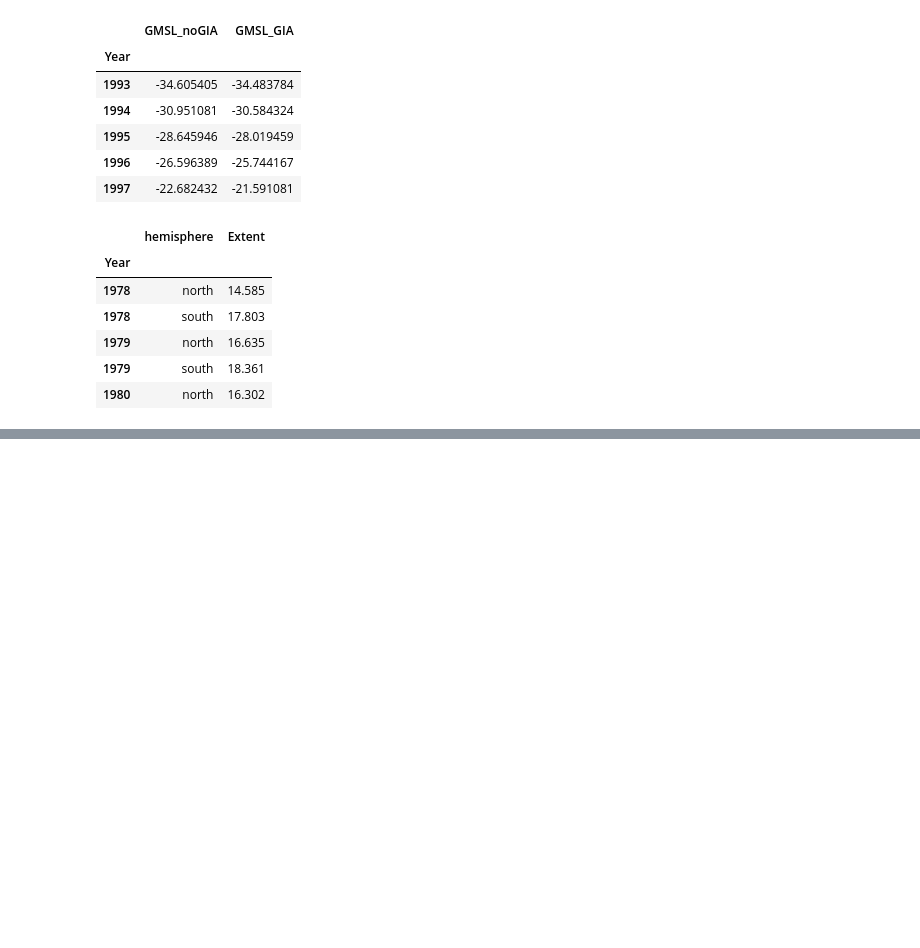
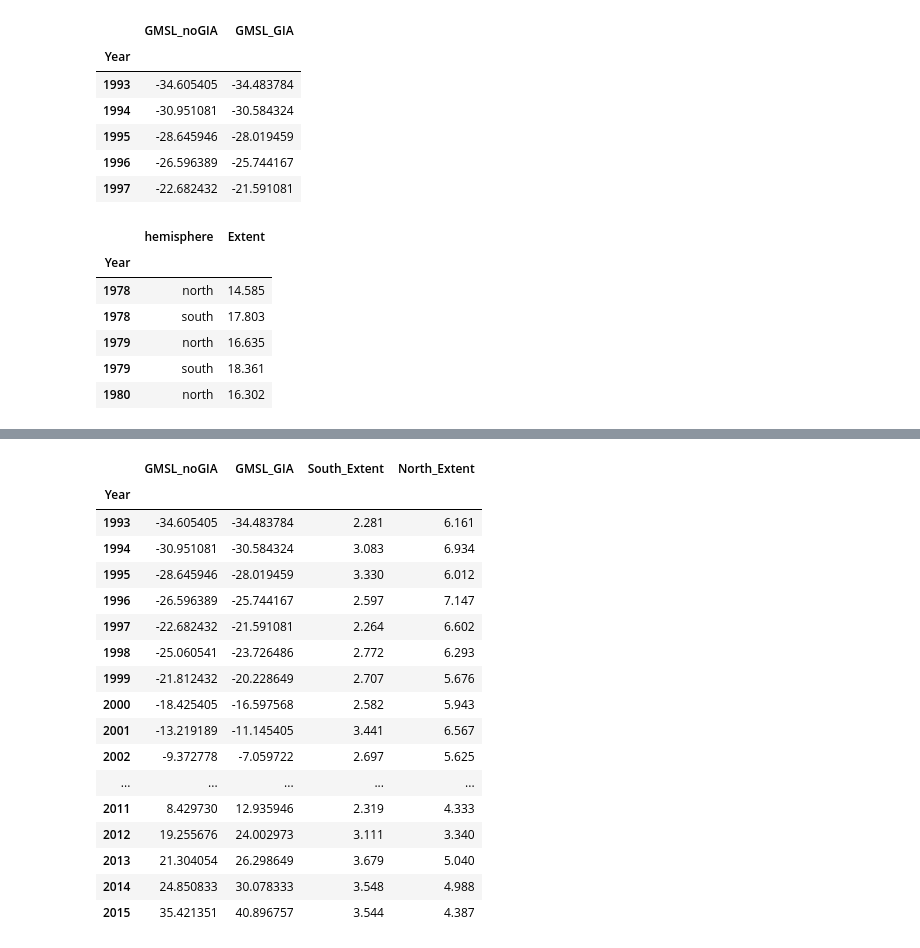
Before and after one commit to Dmccullor/climate_change_gp, a Jupyter notebook: sea_ice_sea_levels.ipynb, the cells around one changed output, grey strips where cells are left out. Cells and saved outputs as stored; diff of their text form; code cells hidden in the pictures; blank space fills up the shorter version.

```diff
--- a/sea_ice_sea_levels.ipynb
+++ b/sea_ice_sea_levels.ipynb
@@ -206,0 +121,6 @@ KeyError: 'date'
+# %%
+df_i2 = seaice_df.groupby(["Year", "hemisphere"])["Extent"].min()
+df_i2 = df_i2.to_frame()
+df_i2.reset_index(inplace=True)
+df_i2 = df_i2.set_index("Year")
+df_i2.head()
@@ -206,0 +135,6 @@ KeyError: 'date'
+# %%
+df_s1 = df_i2[df_i2["hemisphere"]=="north"]["Extent"].to_frame()
+df_s1.columns = ["North_Extent"]
+df_s2 = df_i2[df_i2["hemisphere"]=="south"]["Extent"].to_frame()
+df_s2.columns = ["South_Extent"]
+df_i2 = pd.concat([df_s2, df_s1], axis=1)
@@ -206,0 +143,27 @@ KeyError: 'date'
+# %%
+##Concatinate the two dataframes
+df_all_rows = pd.concat([df_l,df_i2], axis=1)
+# merged_df = df_all_rows.dropna()
+merged_min_df = df_all_rows
+# %%
+merged_min_df= merged_min_df.dropna()
+merged_min_df
+# %% [output]
+|  | GMSL_noGIA | GMSL_GIA | South_Extent | North_Extent |
+| Year |  |  |  |  |
+| 1993 | -34.605405 | -34.483784 | 2.281 | 6.161 |
+| 1994 | -30.951081 | -30.584324 | 3.083 | 6.934 |
+| 1995 | -28.645946 | -28.019459 | 3.330 | 6.012 |
+| 1996 | -26.596389 | -25.744167 | 2.597 | 7.147 |
+| 1997 | -22.682432 | -21.591081 | 2.264 | 6.602 |
+| 1998 | -25.060541 | -23.726486 | 2.772 | 6.293 |
+| 1999 | -21.812432 | -20.228649 | 2.707 | 5.676 |
+| 2000 | -18.425405 | -16.597568 | 2.582 | 5.943 |
+| 2001 | -13.219189 | -11.145405 | 3.441 | 6.567 |
+| 2002 | -9.372778 | -7.059722 | 2.697 | 5.625 |
+| ... | ... | ... | ... | ... |
+| 2011 | 8.429730 | 12.935946 | 2.319 | 4.333 |
+| 2012 | 19.255676 | 24.002973 | 3.111 | 3.340 |
+| 2013 | 21.304054 | 26.298649 | 3.679 | 5.040 |
+| 2014 | 24.850833 | 30.078333 | 3.548 | 4.988 |
+| 2015 | 35.421351 | 40.896757 | 3.544 | 4.387 |
```
Also changed, not shown: parts of 25 cells of this notebook, 4 other files.
